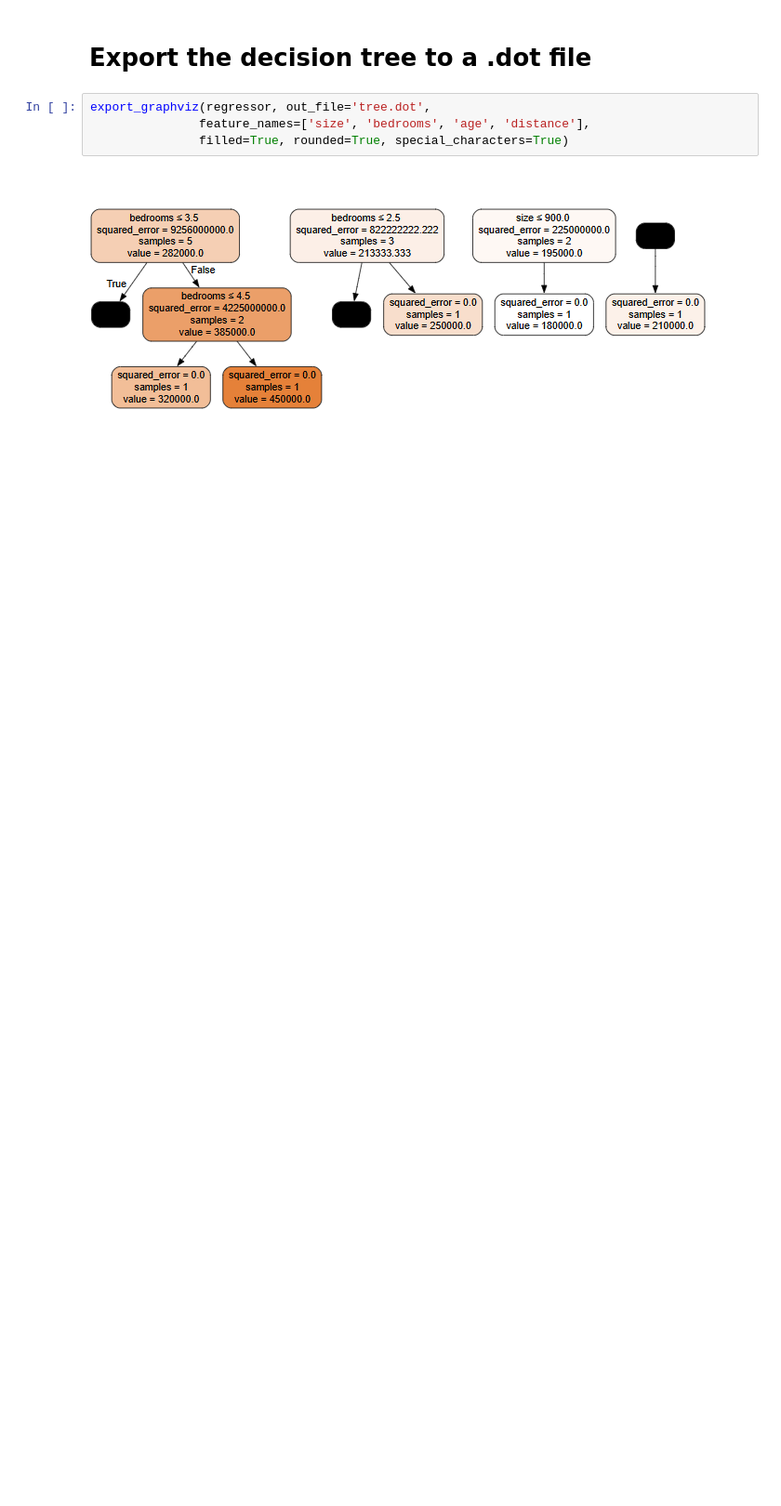
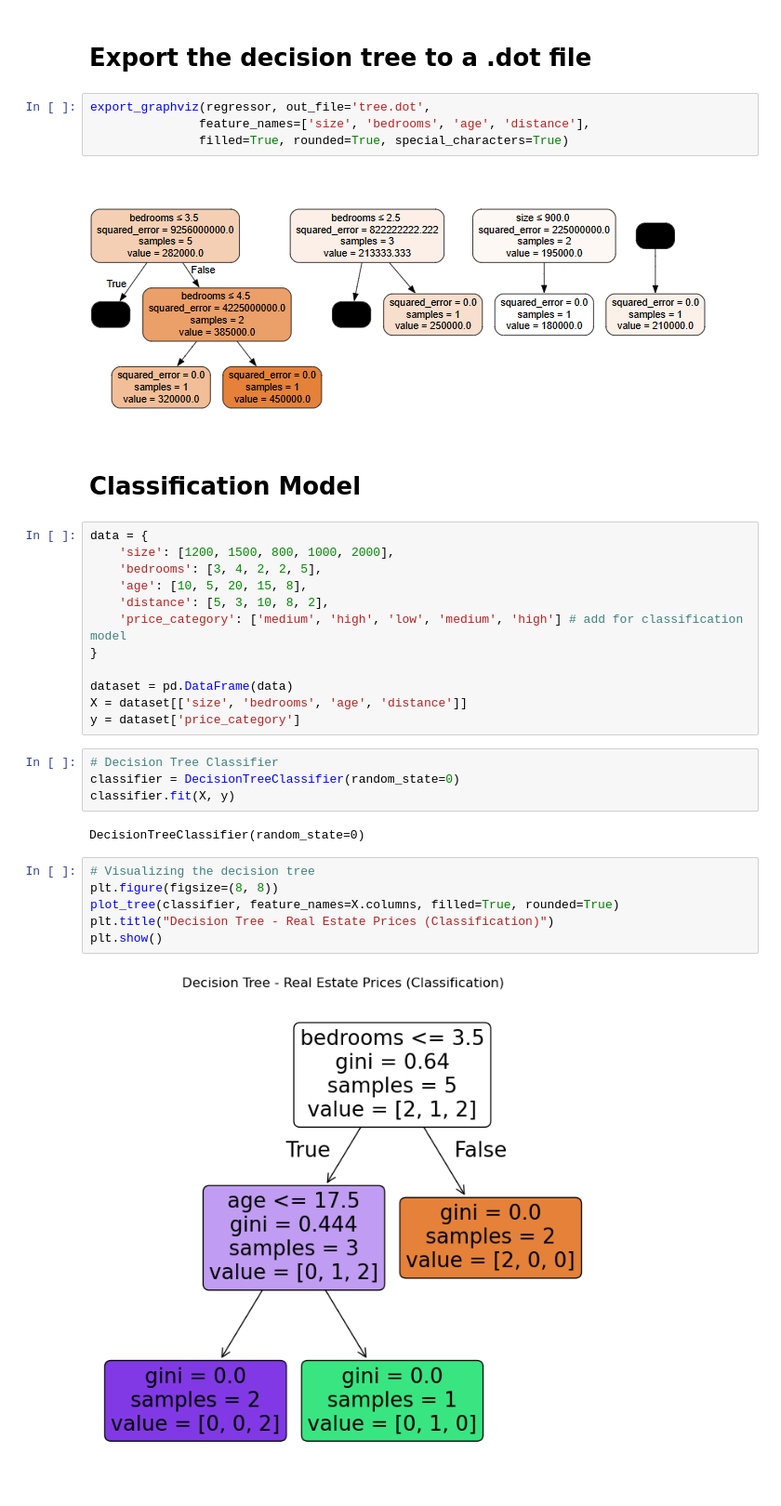
Before and after one commit to AbeerAbuMosameh/ML-Training, a Jupyter notebook: Assignment3_GSG.ipynb, the cells around one changed output. Shown at 93% size. Drawn from its saved outputs; the diff is of its cells as text; blank space fills up the shorter version.

Commit message:
Assignment 3 - Classification model

```diff
--- a/Assignment3_GSG.ipynb
+++ b/Assignment3_GSG.ipynb
@@ -75,3 +87,31 @@ export_graphviz(regressor, out_file='tree.dot',
                filled=True, rounded=True, special_characters=True)
 # %% [markdown]
 ![image.png](attachment:16f2cca8-e096-4511-ae41-20eec34a54a9.png)
+# %% [markdown]
+# Classification Model
+# %%
+data = {
+    'size': [1200, 1500, 800, 1000, 2000],
+    'bedrooms': [3, 4, 2, 2, 5],
+    'age': [10, 5, 20, 15, 8],
+    'distance': [5, 3, 10, 8, 2],
+    'price_category': ['medium', 'high', 'low', 'medium', 'high'] # add for classification model
+}
+
+dataset = pd.DataFrame(data)
+X = dataset[['size', 'bedrooms', 'age', 'distance']]
+y = dataset['price_category']
+# %%
+# Decision Tree Classifier
+classifier = DecisionTreeClassifier(random_state=0)
+classifier.fit(X, y)
+# %% [output]
+DecisionTreeClassifier(random_state=0)
+# %%
+# Visualizing the decision tree
+plt.figure(figsize=(8, 8))
+plot_tree(classifier, feature_names=X.columns, filled=True, rounded=True)
+plt.title("Decision Tree - Real Estate Prices (Classification)")
+plt.show()
+# %% [output]
+[figure, added]
```
Also changed, not shown: parts of 4 cells of this notebook.
